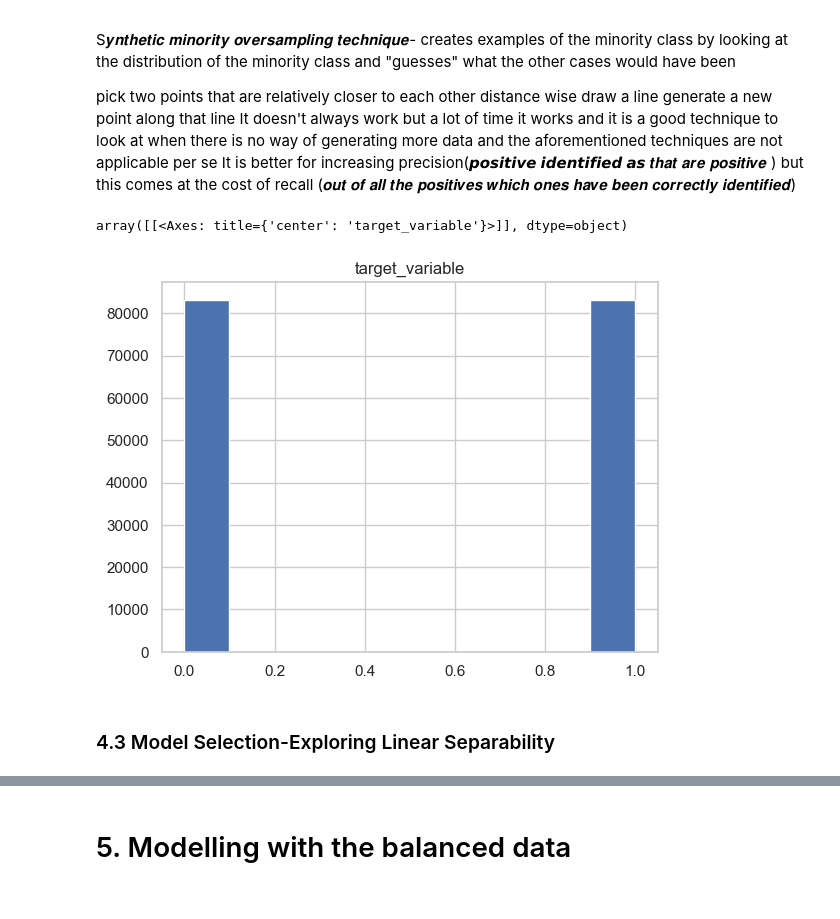
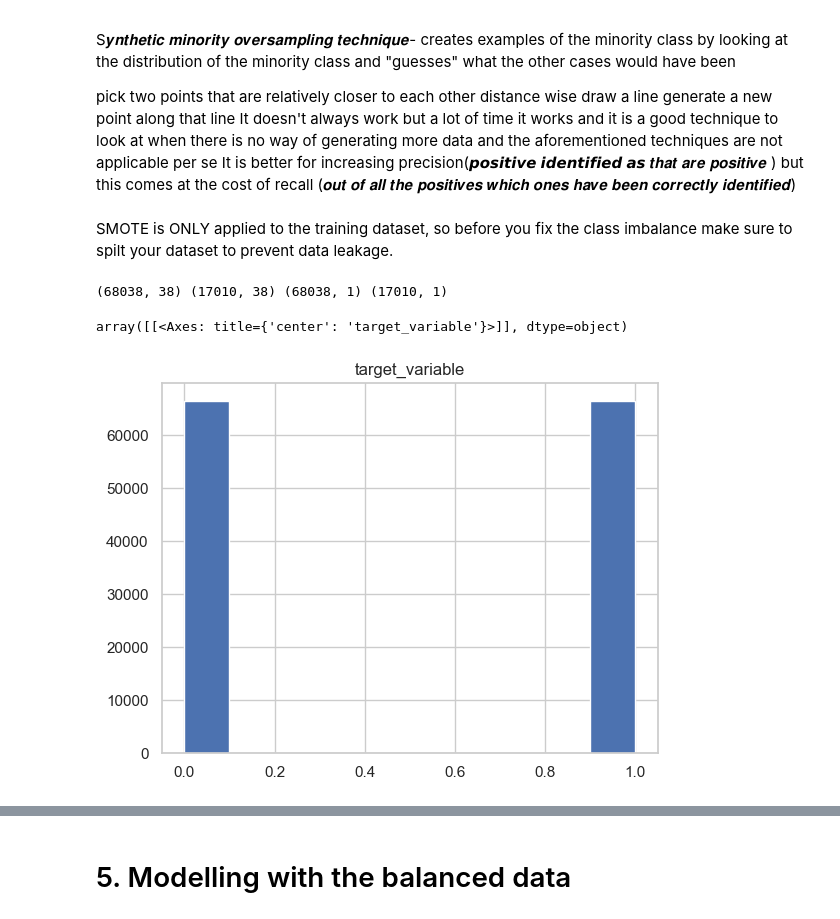
Before and after one commit to WamzMwangi/Machine_Learning_Foundations, a Jupyter notebook: Classification/Credit_Risk_Modelling.ipynb, the cells around one changed output, grey strips where cells are left out. Saved outputs shown, nothing was run; the diff lists cells and outputs as text; code cells hidden in the pictures.

```diff
--- a/Classification/Credit_Risk_Modelling.ipynb
+++ b/Classification/Credit_Risk_Modelling.ipynb
@@ -361,8 +381,9 @@ In this case, I will opt for the Label encoder, because I do not want to increas
 # %%
 # Dealing with categorical columns
 # Label Encoding for object to numeric conversion
-from sklearn.preprocessing import LabelEncoder
-le = LabelEncoder()
+from sklearn.preprocessing import OneHotEncoder
+ohe = OneHotEncoder(sparse_output=False)
 
-for feature in cat_df:
-    data[feature] = le.fit_transform(data[feature].astype(str))
+encoded=ohe.fit_transform(cat_df.astype(str))
+encoded_df=pd.DataFrame(encoded,columns=ohe.get_feature_names_out(cat_df.columns))
+encoded_df.head()
@@ -368,0 +397,3 @@ for feature in cat_df:
+# %%
+final_df=pd.concat([encoded_df,num_df],axis=1)
+final_df.head()
@@ -401,21 +428,32 @@ pick two points that are relatively closer to each other distance wise
 draw a line
 generate a new point along that line
 It doesn't always work but a lot of time it works and it is a good technique to look at when there is no way of generating more data and the aforementioned techniques are not applicable per se It is better for increasing precision(𝙥𝙤𝙨𝙞𝙩𝙞𝙫𝙚 𝙞𝙙𝙚𝙣𝙩𝙞𝙛𝙞𝙚𝙙 𝙖𝙨 𝒕𝒉𝒂𝒕 𝒂𝒓𝒆 𝒑𝒐𝒔𝒊𝒕𝒊𝒗𝒆 ) but this comes at the cost of recall (𝒐𝒖𝒕 𝒐𝒇 𝒂𝒍𝒍 𝒕𝒉𝒆 𝒑𝒐𝒔𝒊𝒕𝒊𝒗𝒆𝒔 𝒘𝒉𝒊𝒄𝒉 𝒐𝒏𝒆𝒔 𝒉𝒂𝒗𝒆 𝒃𝒆𝒆𝒏 𝒄𝒐𝒓𝒓𝒆𝒄𝒕𝒍𝒚 𝒊𝒅𝒆𝒏𝒕𝒊𝒇𝒊𝒆𝒅)
+# %% [markdown]
+SMOTE is ONLY applied to the training dataset, so before you fix the class imbalance make sure to spilt your dataset to prevent data leakage.
+# %%
+X=final_df.drop('target_variable',axis=1)
+y=final_df[['target_variable']]
+# %%
+#Train Test Split: Reserve 20% of data for final model testing
+from sklearn.model_selection import train_test_split
+
+X_train, X_test, y_train, y_test = train_test_split (X, y, test_size=0.20, random_state=20)
+print(X_train.shape, X_test.shape, y_train.shape, y_test.shape)
+# %% [output]
+(68038, 38) (17010, 38) (68038, 1) (17010, 1)
 # %%
 # Class Imbalance
 from imblearn.over_sampling import SMOTE
 
 smote_sample=SMOTE(random_state=124,sampling_strategy='auto')
 # the sampling strategy can be one of float, str, dict or callable `float``,
 #it corresponds to the desired ratio of the number of samples in the minority class over the number of samples in the majority class after resampling ie {1:500}
 # ``'minority'``: resample only  minority class; 'not minority'``:all but the minority class; ``'not majority'``: all but the majority, ``'all'`` ,``'auto'``:
-x_res, y_res=smote_sample.fit_resample(X,y)
+x_res, y_res=smote_sample.fit_resample(X_train,y_train)
 
 
 # now plot the classes
 y_res.hist()
 # %% [output]
 array([[<Axes: title={'center': 'target_variable'}>]], dtype=object)
-[figure, old version]
+[figure, new version]
-# %% [markdown]
-### 4.3 Model Selection-Exploring Linear Separability
```
Also changed, not shown: parts of 40 cells of this notebook, 2 other files.
